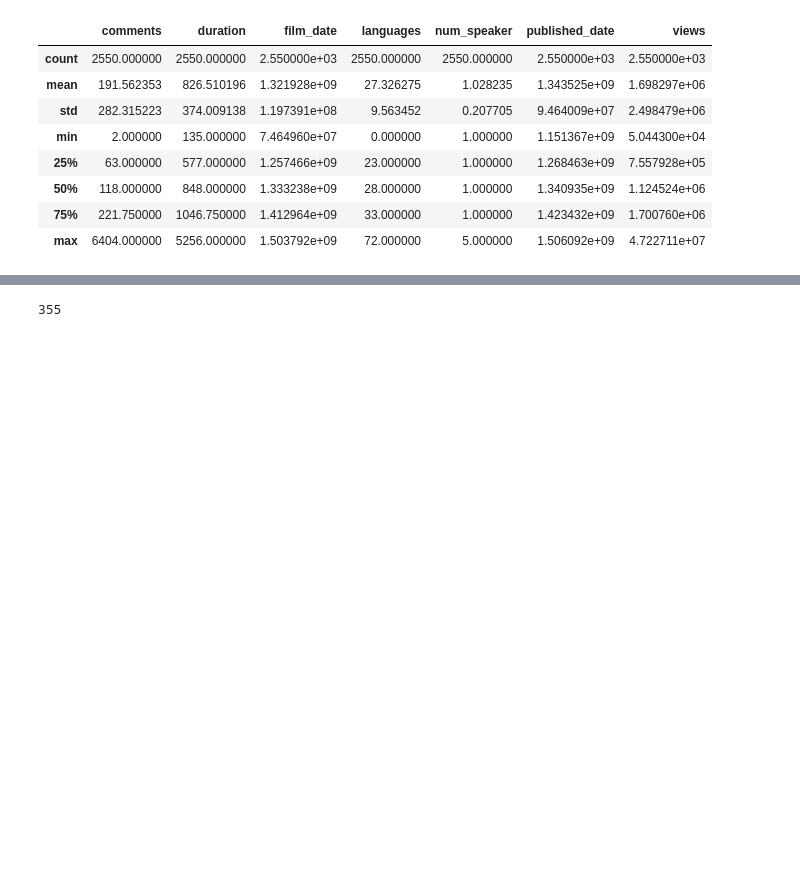
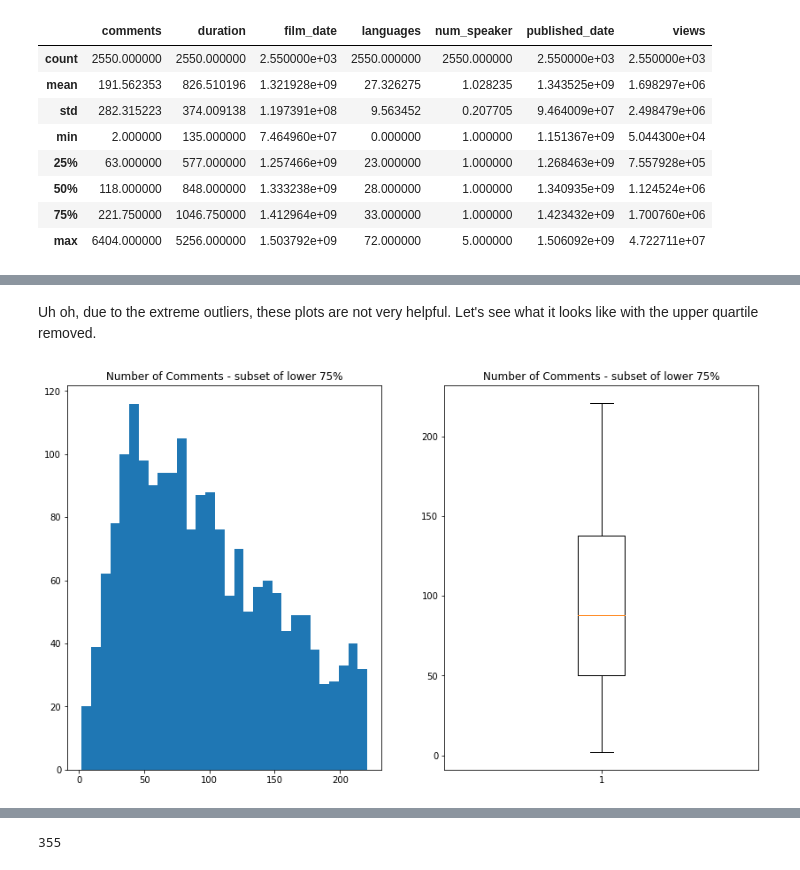
Before and after one commit to lilpricey/Thinkful, a Jupyter notebook: fundamentals/capstone report.ipynb, the cells around one changed output, grey strips where cells are left out. Drawn from its saved outputs; the diff is of its cells as text; code cells hidden in the pictures; blank space fills up the shorter version.

```diff
--- a/fundamentals/capstone report.ipynb
+++ b/fundamentals/capstone report.ipynb
@@ -65,0 +94,16 @@ plt.show()
+# %% [markdown]
+Uh oh, due to the extreme outliers, these plots are not very helpful. Let's see what it looks like with the upper quartile removed.
+# %%
+plt.figure(figsize=(14,8))
+
+plt.subplot(1, 2, 1)
+plt.hist(ted['comments'][ted['comments'] < 221.75], bins=30)
+plt.title('Number of Comments - subset of lower 75%')
+
+plt.subplot(1, 2, 2)
+plt.boxplot(ted['comments'][ted['comments'] < 221.75].reset_index(drop=True))
+plt.title('Number of Comments - subset of lower 75%')
+
+plt.show()
+# %% [output]
+[figure, added]
```
Also changed, not shown: parts of 43 cells of this notebook.
